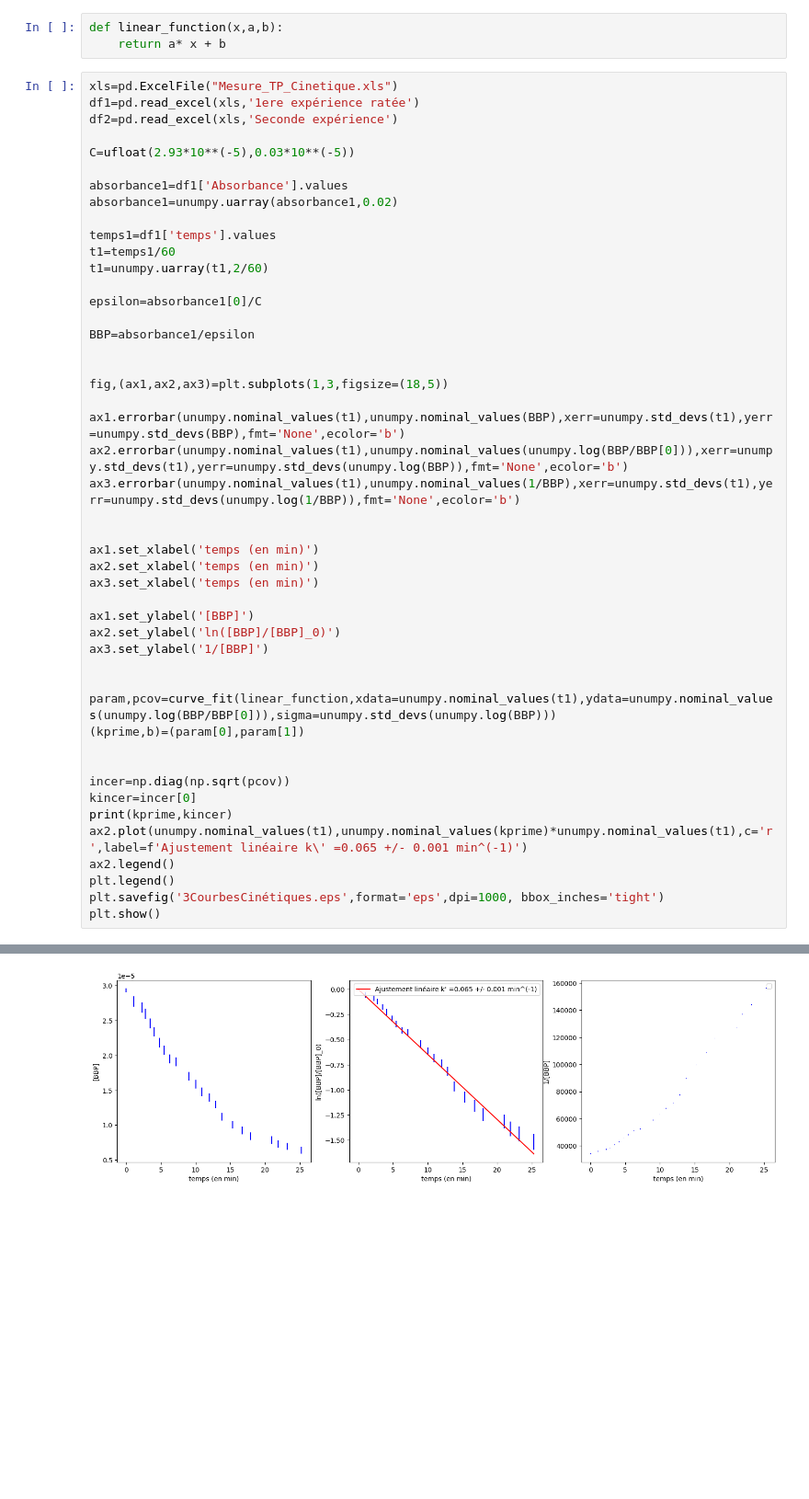
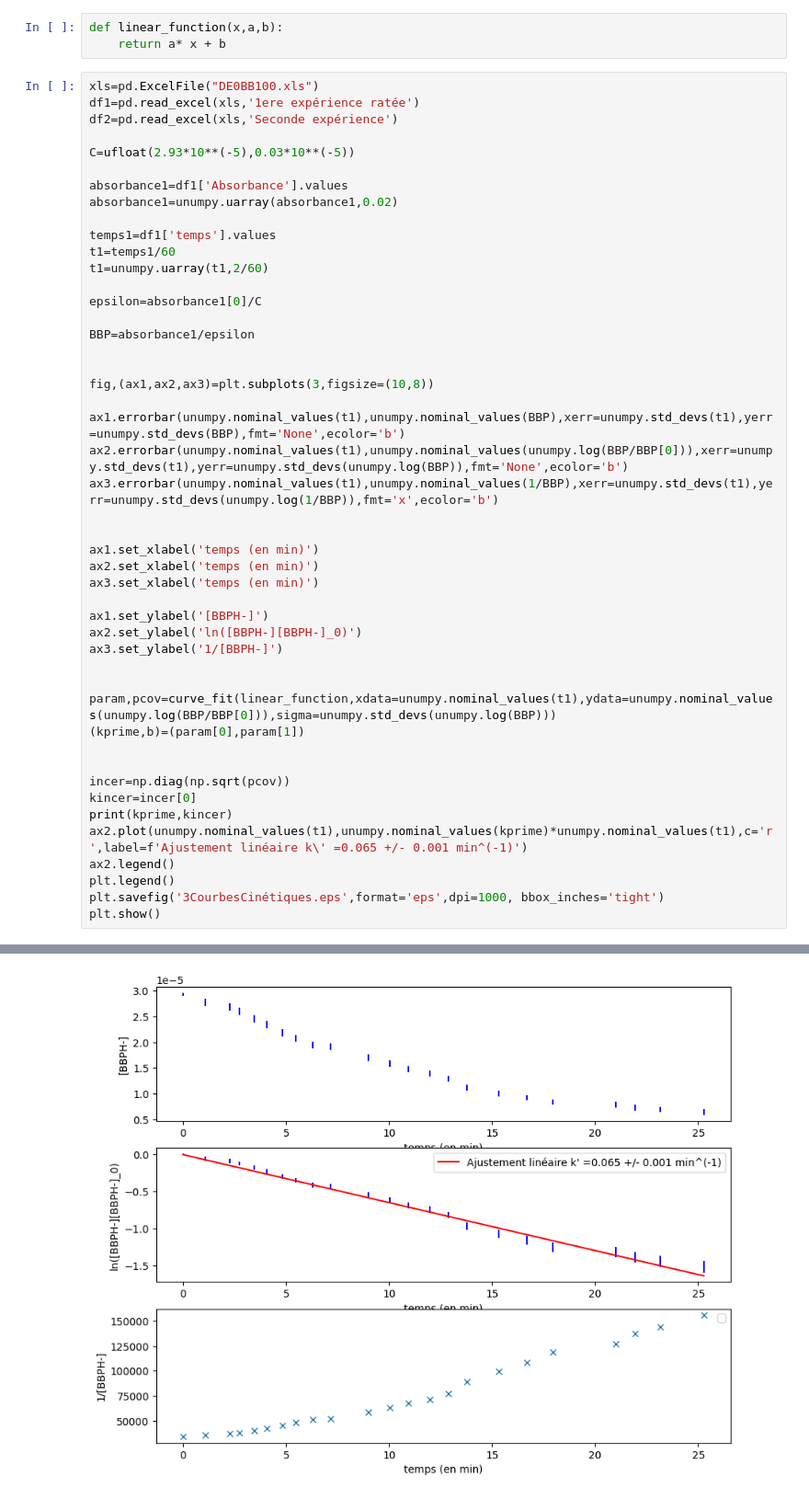
Before and after one commit to Duffy-y/TP-Saclay, a Jupyter notebook: Cinétique_TP/TP_Cinetique.ipynb, the cells around one changed output, grey strips where cells are left out. Shown: that part at 92% size. Drawn from its saved outputs; the diff is of its cells as text; blank space fills up the shorter version.

```diff
--- a/Cinétique_TP/TP_Cinetique.ipynb
+++ b/Cinétique_TP/TP_Cinetique.ipynb
@@ -10,7 +10,7 @@ from scipy.optimize import curve_fit
 def linear_function(x,a,b):
     return a* x + b
 # %%
-xls=pd.ExcelFile("Mesure_TP_Cinetique.xls")
+xls=pd.ExcelFile("DE0BB100.xls")
 df1=pd.read_excel(xls,'1ere expérience ratée')
 df2=pd.read_excel(xls,'Seconde expérience')
 
@@ -28,20 +28,20 @@ epsilon=absorbance1[0]/C
 BBP=absorbance1/epsilon
 
 
-fig,(ax1,ax2,ax3)=plt.subplots(1,3,figsize=(18,5))
+fig,(ax1,ax2,ax3)=plt.subplots(3,figsize=(10,8))
 
 ax1.errorbar(unumpy.nominal_values(t1),unumpy.nominal_values(BBP),xerr=unumpy.std_devs(t1),yerr=unumpy.std_devs(BBP),fmt='None',ecolor='b')
 ax2.errorbar(unumpy.nominal_values(t1),unumpy.nominal_values(unumpy.log(BBP/BBP[0])),xerr=unumpy.std_devs(t1),yerr=unumpy.std_devs(unumpy.log(BBP)),fmt='None',ecolor='b')
-ax3.errorbar(unumpy.nominal_values(t1),unumpy.nominal_values(1/BBP),xerr=unumpy.std_devs(t1),yerr=unumpy.std_devs(unumpy.log(1/BBP)),fmt='None',ecolor='b')
+ax3.errorbar(unumpy.nominal_values(t1),unumpy.nominal_values(1/BBP),xerr=unumpy.std_devs(t1),yerr=unumpy.std_devs(unumpy.log(1/BBP)),fmt='x',ecolor='b')
 
 
 ax1.set_xlabel('temps (en min)')
 ax2.set_xlabel('temps (en min)')
 ax3.set_xlabel('temps (en min)')
 
-ax1.set_ylabel('[BBP]')
-ax2.set_ylabel('ln([BBP]/[BBP]_0)')
-ax3.set_ylabel('1/[BBP]')
+ax1.set_ylabel('[BBPH-]')
+ax2.set_ylabel('ln([BBPH-][BBPH-]_0)')
+ax3.set_ylabel('1/[BBPH-]')
 
 
 param,pcov=curve_fit(linear_function,xdata=unumpy.nominal_values(t1),ydata=unumpy.nominal_values(unumpy.log(BBP/BBP[0])),sigma=unumpy.std_devs(unumpy.log(BBP)))
@@ -63,2 +63,2 @@ The PostScript backend does not support transparency; partially transparent arti
-[figure, old version]
+[figure, new version]
 # %%
```
Also changed, not shown: parts of 7 cells of this notebook, 10 other files.
